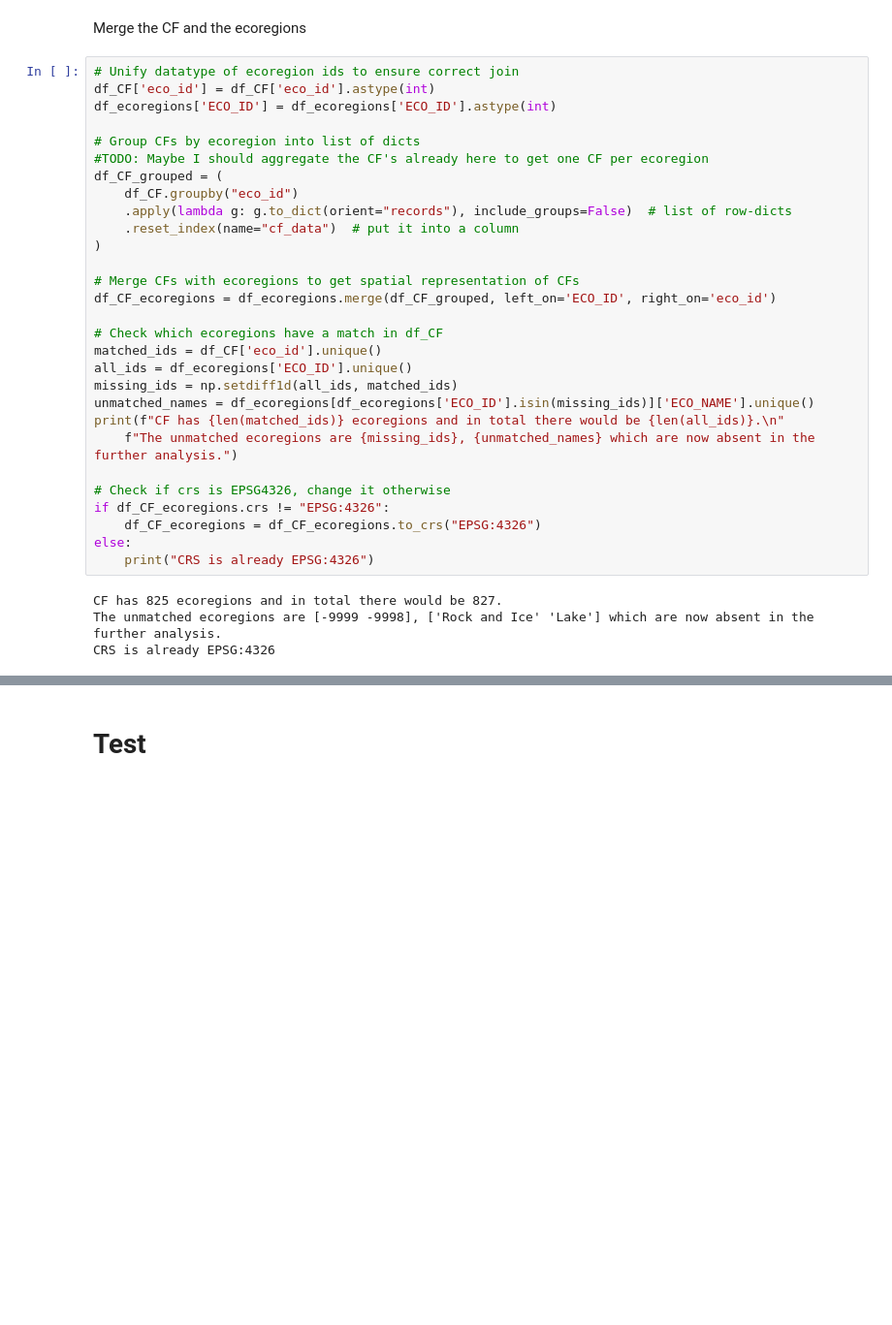
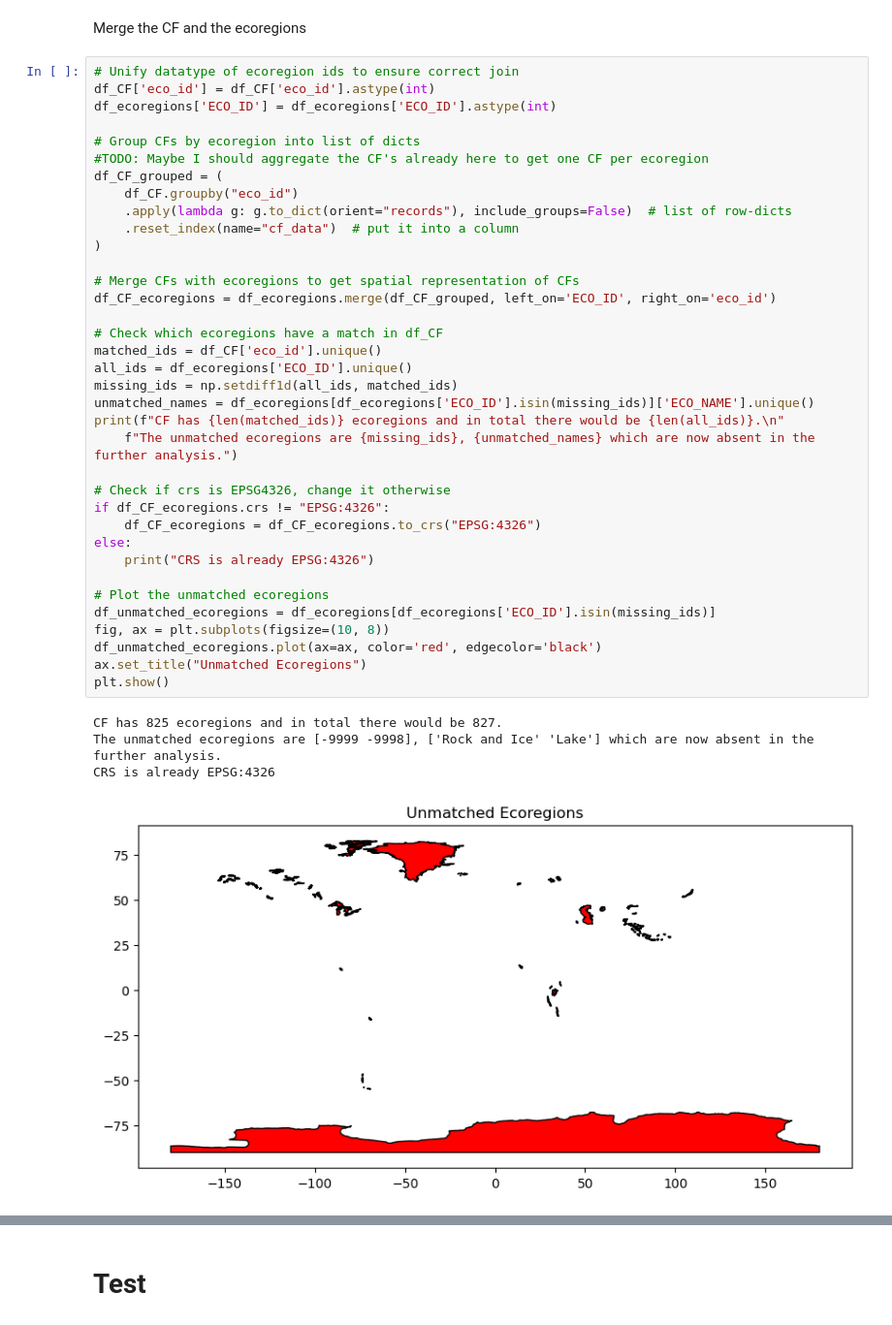
Before and after one commit to sewaelty/semesterproject, a Jupyter notebook: Main.ipynb, the cells around one changed output, grey strips where cells are left out. Shown at 97% size. Cells and saved outputs as stored; diff of their text form; blank space fills up the shorter version.

```diff
--- a/Main.ipynb
+++ b/Main.ipynb
@@ -26,30 +27,38 @@ df_CF['eco_id'] = df_CF['eco_id'].astype(int)
 df_ecoregions['ECO_ID'] = df_ecoregions['ECO_ID'].astype(int)
 
 # Group CFs by ecoregion into list of dicts
 #TODO: Maybe I should aggregate the CF's already here to get one CF per ecoregion
 df_CF_grouped = (
     df_CF.groupby("eco_id")
     .apply(lambda g: g.to_dict(orient="records"), include_groups=False)  # list of row-dicts
     .reset_index(name="cf_data")  # put it into a column
 )
 
 # Merge CFs with ecoregions to get spatial representation of CFs
 df_CF_ecoregions = df_ecoregions.merge(df_CF_grouped, left_on='ECO_ID', right_on='eco_id')
 
 # Check which ecoregions have a match in df_CF
 matched_ids = df_CF['eco_id'].unique()
 all_ids = df_ecoregions['ECO_ID'].unique()
 missing_ids = np.setdiff1d(all_ids, matched_ids)
 unmatched_names = df_ecoregions[df_ecoregions['ECO_ID'].isin(missing_ids)]['ECO_NAME'].unique()
 print(f"CF has {len(matched_ids)} ecoregions and in total there would be {len(all_ids)}.\n"
     f"The unmatched ecoregions are {missing_ids}, {unmatched_names} which are now absent in the further analysis.")
 
 # Check if crs is EPSG4326, change it otherwise
 if df_CF_ecoregions.crs != "EPSG:4326":
     df_CF_ecoregions = df_CF_ecoregions.to_crs("EPSG:4326")
 else:
     print("CRS is already EPSG:4326")
+
+# Plot the unmatched ecoregions
+df_unmatched_ecoregions = df_ecoregions[df_ecoregions['ECO_ID'].isin(missing_ids)]
+fig, ax = plt.subplots(figsize=(10, 8))
+df_unmatched_ecoregions.plot(ax=ax, color='red', edgecolor='black')
+ax.set_title("Unmatched Ecoregions")
+plt.show()
 # %% [output]
 CF has 825 ecoregions and in total there would be 827.
 The unmatched ecoregions are [-9999 -9998], ['Rock and Ice' 'Lake'] which are now absent in the further analysis.
 CRS is already EPSG:4326
+[figure, added]
```
Also changed, not shown: parts of 18 cells of this notebook, 1 other file.
